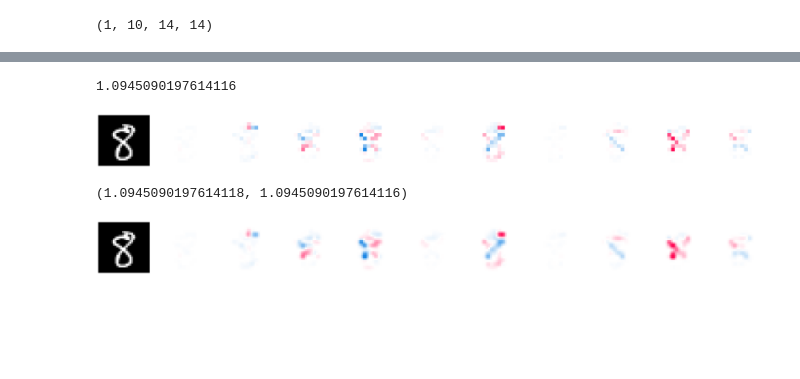
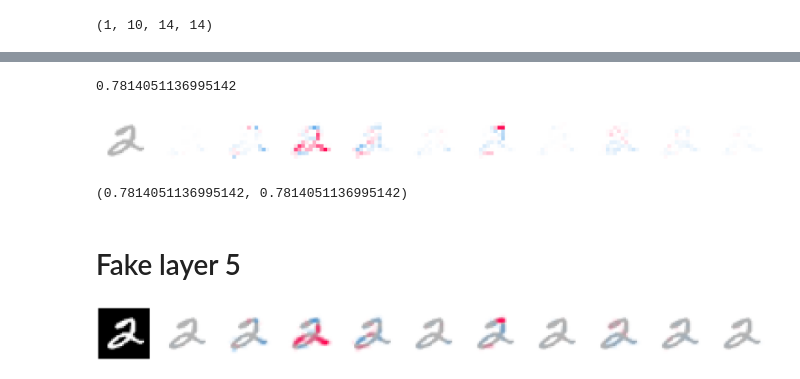
Before and after one commit to Shaun-Z/BHEM, a Jupyter notebook: result_array_test.ipynb, the cells around one changed output, grey strips where cells are left out. Drawn from its saved outputs; the diff is of its cells as text; code cells hidden in the pictures; blank space fills up the shorter version.

```diff
--- a/result_array_test.ipynb
+++ b/result_array_test.ipynb
@@ -20,7 +20,7 @@ cnn = getClassifier(Cnn, device, f_params='./MINST.pkl')
 # %% Load MINST dataset
 mnist = handwriting('mnist_784', normalize=True)
 # %%
-img_ID = 46
+img_ID = 5
 # %%
 exp_result = np.load(f'./result/bhem/result_array_{img_ID}.npy', allow_pickle=True)
 y = mnist.y[img_ID]
@@ -52,7 +52,7 @@ exp_result.sum()
 # %%
 exp_result[0,y].sum()
 # %% [output]
-1.0945090197614116
+0.7814051136995142
 # %%
 exp_result = np.array(exp_result, dtype=float)  # Convert to numeric type
 
@@ -60,30 +60,34 @@ plt.figure(figsize=(40, 10))
 for i in range(11):
     plt.subplot(1, 11, i+1)
     if i == 0:
-        plt.imshow(mnist.X[img_ID].reshape(28, 28), cmap='gray')
+        plt.imshow(mnist.X[img_ID].reshape(28, 28), cmap='gray_r', alpha=0.3)
         plt.axis('off')
         continue
     else:
+        # plt.imshow(mnist.X[img_ID].reshape(28, 28), cmap='gray_r', alpha=0.3)
         plt.imshow(exp_result[0][i-1], cmap=red_transparent_blue, vmin=-np.nanpercentile(exp_result[0], 99.9),vmax=np.nanpercentile(exp_result[0], 99.9))
         plt.axis('off')
 # %% [output]
-[figure, old version]
+[figure, new version]
 # %%
 resized_images = F.interpolate(torch.tensor(exp_result), size=(28, 28), mode='bilinear', align_corners=False).numpy()/4
 # %%
 resized_images[0,y].sum(), exp_result[0,y].sum()
 # %% [output]
-(1.0945090197614118, 1.0945090197614116)
+(0.7814051136995142, 0.7814051136995142)
+# %% [markdown]
+# Fake layer 5
 # %%
 plt.figure(figsize=(40, 10))
 for i in range(11):
     plt.subplot(1, 11, i+1)
     if i == 0:
         plt.imshow(mnist.X[img_ID].reshape(28, 28), cmap='gray')
         plt.axis('off')
         continue
     else:
+        plt.imshow(mnist.X[img_ID].reshape(28, 28), cmap='gray_r', alpha=0.3)
         plt.imshow(resized_images[0][i-1], cmap=red_transparent_blue, vmin=-np.nanpercentile(resized_images[0], 99.9),vmax=np.nanpercentile(resized_images[0], 99.9))
         plt.axis('off')
 # %% [output]
-[figure, old version]
+[figure, new version]
```
Also changed, not shown: parts of 21 cells of this notebook, 15 other files.
